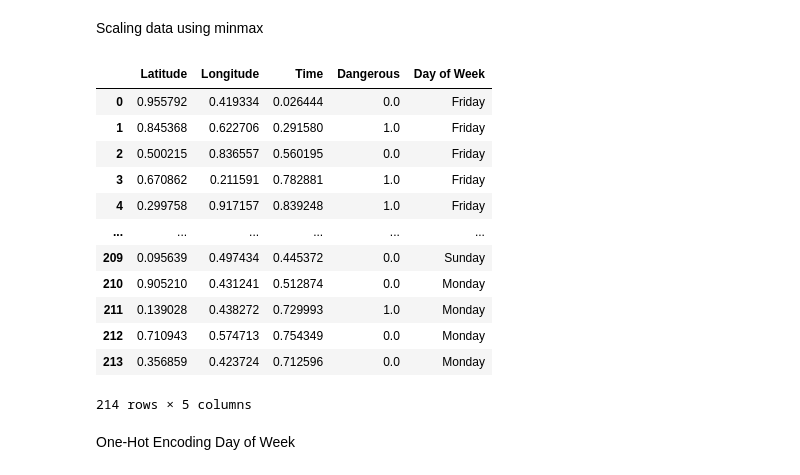
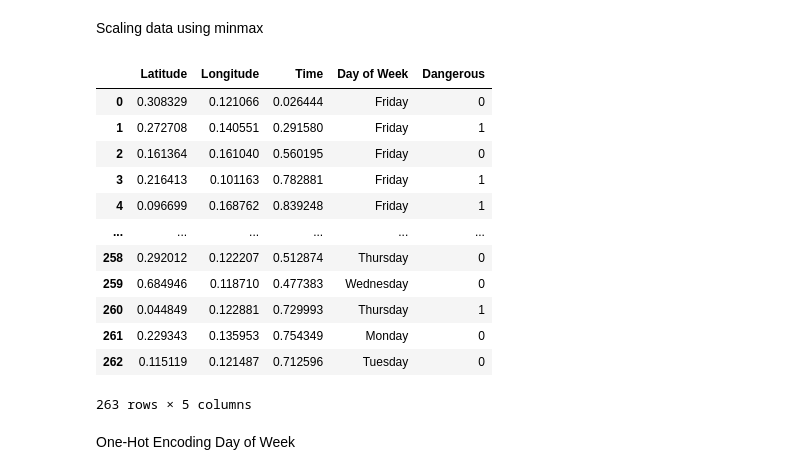
Before and after one commit to PatrickELee/Via, a Jupyter notebook: python/notebook.ipynb, the cells around one changed output. Drawn from its saved outputs; the diff is of its cells as text; code cells hidden in the pictures.

```diff
--- a/python/notebook.ipynb
+++ b/python/notebook.ipynb
@@ -68,8 +68,8 @@ Combine the data:
 # %%
 frames = [df_march, df_april, df_may]
 
-df = pd.concat(frames, ignore_index=True)
-df
+df_raw = pd.concat(frames, ignore_index=True)
+df_raw
 # %% [output]
 |  | Latitude | Longitude | Time | Day of Week | Dangerous |
 | 0 | 38.547651 | -121.764442 | 40 | Friday | 0 |
@@ -98,35 +98,36 @@ Scaling data using minmax
 # %%
 from sklearn.preprocessing import MinMaxScaler
 
 # Create an instance of MinMaxScaler
 scaler = MinMaxScaler()
-dow_col = df['Day of Week']
+dow_col = df_raw['Day of Week']
 # Drop day of week, as it does not need to be scaled
-df_nodow = df.drop('Day of Week', axis='columns')
+df_nodow = df_raw.drop(['Day of Week', 'Dangerous'], axis='columns')
 
 # Fit the scaler to your data to compute the minimum and maximum values
 scaler.fit(df_nodow)
 
 # Perform the Min-Max normalization on your data
 normalized_data = scaler.transform(df_nodow)
-df = pd.DataFrame(normalized_data, columns = ['Latitude','Longitude','Time', 'Dangerous'])
+df = pd.DataFrame(normalized_data, columns = ['Latitude','Longitude','Time'])
 
 df['Day of Week'] = dow_col
+df['Dangerous'] = df_raw['Dangerous']
 df
 # %% [output]
-|  | Latitude | Longitude | Time | Dangerous | Day of Week |
-| 0 | 0.955792 | 0.419334 | 0.026444 | 0.0 | Friday |
-| 1 | 0.845368 | 0.622706 | 0.291580 | 1.0 | Friday |
-| 2 | 0.500215 | 0.836557 | 0.560195 | 0.0 | Friday |
-| 3 | 0.670862 | 0.211591 | 0.782881 | 1.0 | Friday |
-| 4 | 0.299758 | 0.917157 | 0.839248 | 1.0 | Friday |
+|  | Latitude | Longitude | Time | Day of Week | Dangerous |
+| 0 | 0.308329 | 0.121066 | 0.026444 | Friday | 0 |
+| 1 | 0.272708 | 0.140551 | 0.291580 | Friday | 1 |
+| 2 | 0.161364 | 0.161040 | 0.560195 | Friday | 0 |
+| 3 | 0.216413 | 0.101163 | 0.782881 | Friday | 1 |
+| 4 | 0.096699 | 0.168762 | 0.839248 | Friday | 1 |
 | ... | ... | ... | ... | ... | ... |
-| 209 | 0.095639 | 0.497434 | 0.445372 | 0.0 | Sunday |
-| 210 | 0.905210 | 0.431241 | 0.512874 | 0.0 | Monday |
-| 211 | 0.139028 | 0.438272 | 0.729993 | 1.0 | Monday |
-| 212 | 0.710943 | 0.574713 | 0.754349 | 0.0 | Monday |
-| 213 | 0.356859 | 0.423724 | 0.712596 | 0.0 | Monday |
+| 258 | 0.292012 | 0.122207 | 0.512874 | Thursday | 0 |
+| 259 | 0.684946 | 0.118710 | 0.477383 | Wednesday | 0 |
+| 260 | 0.044849 | 0.122881 | 0.729993 | Thursday | 1 |
+| 261 | 0.229343 | 0.135953 | 0.754349 | Monday | 0 |
+| 262 | 0.115119 | 0.121487 | 0.712596 | Tuesday | 0 |
-214 rows × 5 columns
+263 rows × 5 columns
 # %% [markdown]
 One-Hot Encoding Day of Week
 # %%
```
Also changed, not shown: parts of 17 cells of this notebook, 3 other files.
